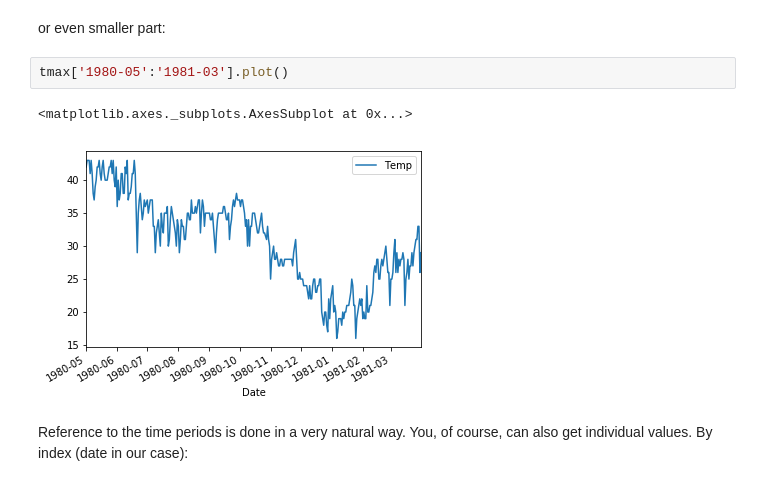
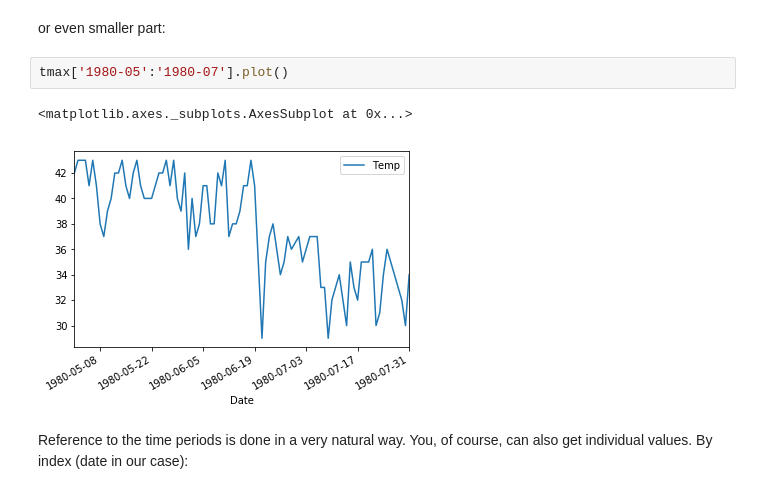
Before and after one commit to koldunovn/python_for_geosciences, a Jupyter notebook: 06 - Time series (Pandas).ipynb, the cells around one changed output. Cells and saved outputs as stored; diff of their text form.

```diff
--- a/06 - Time series (Pandas).ipynb
+++ b/06 - Time series (Pandas).ipynb
@@ -81,10 +90,10 @@ tmax['1980':'1990'].plot()
 # %% [markdown]
 or even smaller part:
 # %%
-tmax['1980-05':'1981-03'].plot()
+tmax['1980-05':'1980-07'].plot()
 # %% [output]
 <matplotlib.axes._subplots.AxesSubplot at 0x...>
-[figure, old version]
+[figure, new version]
 # %% [markdown]
 Reference to the time periods is done in a very natural way. You, of course, can also get individual values. By index (date in our case):
 # %%
```
Also changed, not shown: parts of 38 cells of this notebook.
